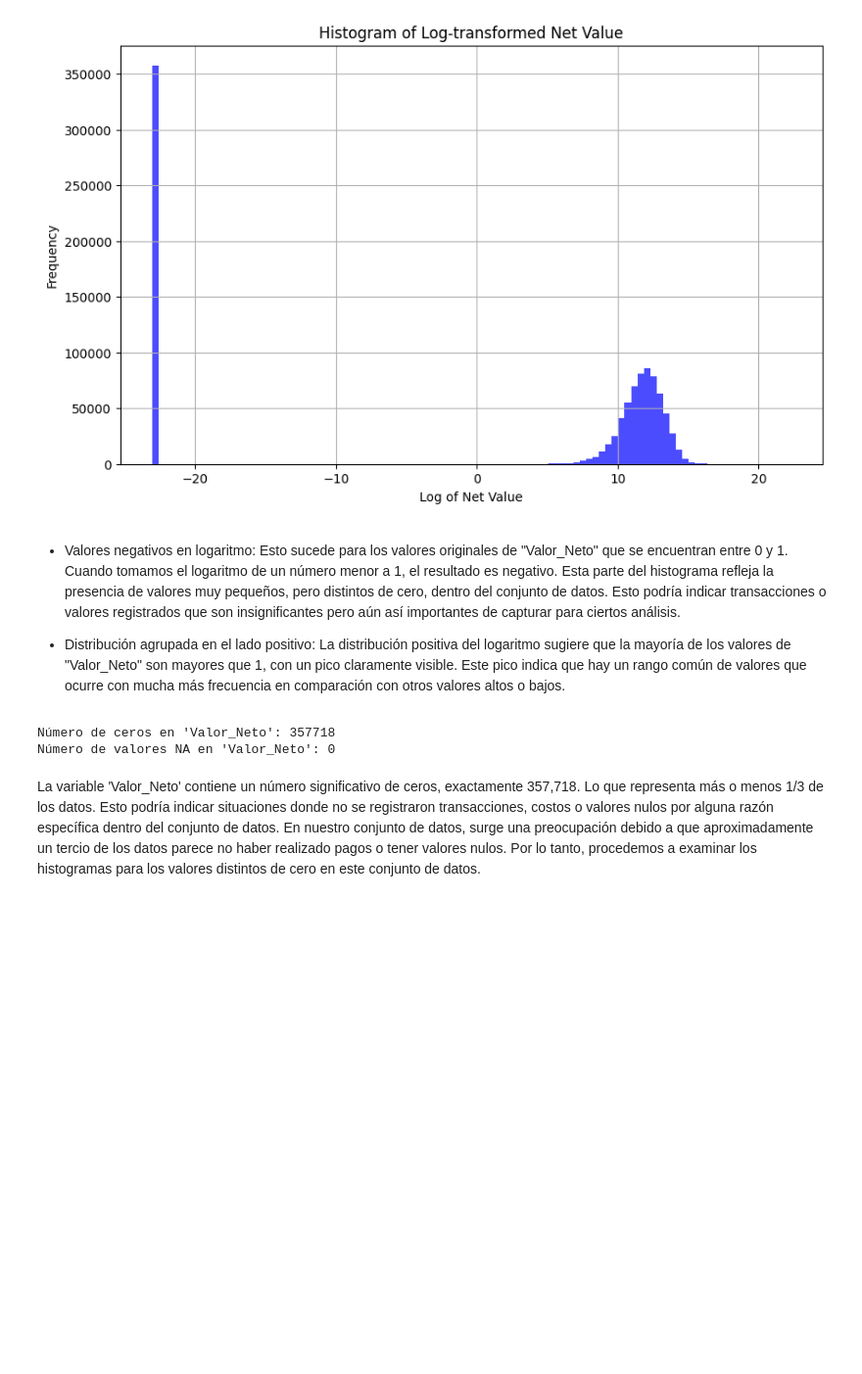
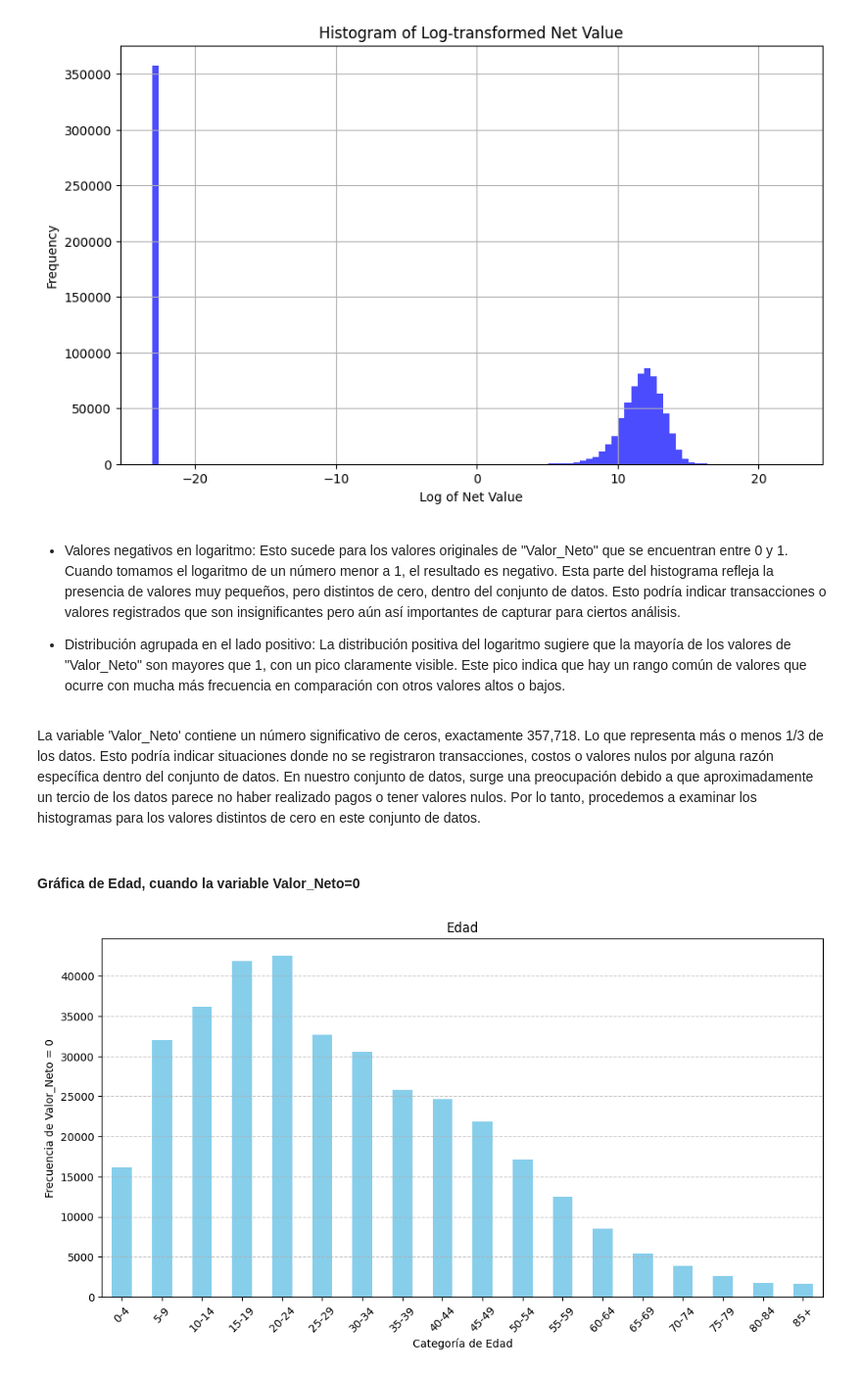
Before and after one commit to davidsmoreno/DifPrivHealthCostPredict, a Jupyter notebook: DataExploring.ipynb, the cells around one changed output. Shown at 98% size. Drawn from its saved outputs; the diff is of its cells as text; code cells hidden in the pictures; blank space fills up the shorter version.

```diff
--- a/DataExploring.ipynb
+++ b/DataExploring.ipynb
@@ -356,19 +356,39 @@ plt.show()
 
 - Distribución agrupada en el lado positivo: La distribución positiva del logaritmo sugiere que la mayoría de los valores de "Valor_Neto" son mayores que 1, con un pico claramente visible. Este pico indica que hay un rango común de valores que ocurre con mucha más frecuencia en comparación con otros valores altos o bajos.
 # %%
-# Filtrando valores negativos en la columna 'Valor_Neto_Log'
-valores_negativos = medical_records[medical_records['Valor_Neto_Log'] < 0]
+
 
 # Contando los ceros en la columna 'Valor_Neto'
 cantidad_ceros = (medical_records['Valor_Neto'] == 0).sum()
 
 # Contando los valores NA en la columna 'Valor_Neto'
 cantidad_nulos = medical_records['Valor_Neto'].isna().sum()
-
-print("Número de ceros en 'Valor_Neto':", cantidad_ceros)
-print("Número de valores NA en 'Valor_Neto':", cantidad_nulos)
-# %% [output]
-Número de ceros en 'Valor_Neto': 357718
-Número de valores NA en 'Valor_Neto': 0
 # %% [markdown]
 La variable 'Valor_Neto' contiene un número significativo de ceros, exactamente 357,718. Lo que representa más o menos 1/3 de los datos. Esto podría indicar situaciones donde no se registraron transacciones, costos o valores nulos por alguna razón específica dentro del conjunto de datos. En nuestro conjunto de datos, surge una preocupación debido a que aproximadamente un tercio de los datos parece no haber realizado pagos o tener valores nulos. Por lo tanto, procedemos a examinar los histogramas para los valores distintos de cero en este conjunto de datos.
+# %% [markdown]
+#### Gráfica de Edad, cuando la variable Valor_Neto=0
+# %%
+# Define los intervalos de edad y las etiquetas
+intervalos = list(range(0, 90, 5)) + [float('inf')]  # Los intervalos van desde 0 hasta 85 en pasos de 5, y luego 85+
+etiquetas = [f"{i}-{i+4}" for i in range(0, 85, 5)] + ["85+"]
+
+# Crea una nueva columna para las categorías de edad
+medical_records['Categoria_Edad'] = pd.cut(medical_records['Edad'], bins=intervalos, labels=etiquetas, right=False)
+
+# Filtra el DataFrame para las filas donde 'Valor_Neto' es cero
+valor_neto_cero = medical_records[medical_records['Valor_Neto'] == 0]
+
+# Cuenta el número de entradas con 'Valor_Neto' cero en cada categoría de edad
+conteo_por_grupo_edad = valor_neto_cero['Categoria_Edad'].value_counts().sort_index()
+
+# Graficación
+plt.figure(figsize=(12, 6))
+conteo_por_grupo_edad.plot(kind='bar', color='skyblue')
+plt.title('Edad')
+plt.xlabel('Categoría de Edad')
+plt.ylabel('Frecuencia de Valor_Neto = 0')
+plt.xticks(rotation=45)
+plt.grid(axis='y', linestyle='--', alpha=0.7)
+plt.show()
+# %% [output]
+[figure, added]
```
Also changed, not shown: parts of 25 cells of this notebook.
